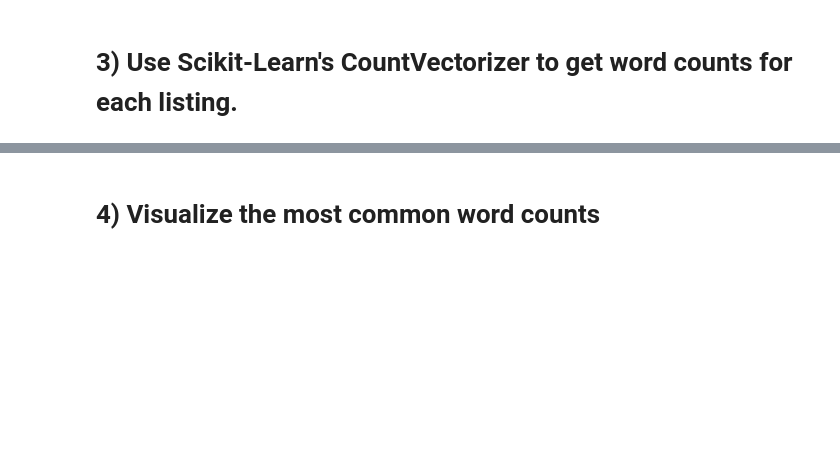
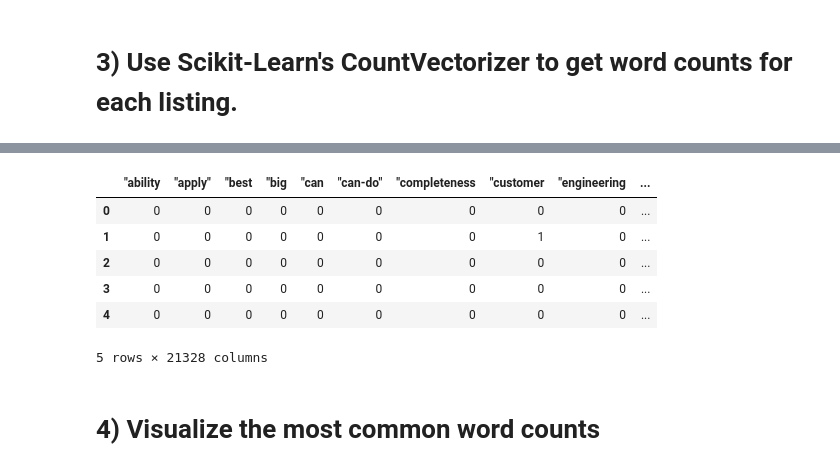
Before and after one commit to livjab/DS-Unit-4-Sprint-1-NLP, a Jupyter notebook: module2-vector-representations/LS_DS_412_Vector_Representations_Assignment.ipynb, the cells around one changed output, grey strips where cells are left out. Cells and saved outputs as stored; diff of their text form; code cells hidden in the pictures; blank space fills up the shorter version.

```diff
--- a/module2-vector-representations/LS_DS_412_Vector_Representations_Assignment.ipynb
+++ b/module2-vector-representations/LS_DS_412_Vector_Representations_Assignment.ipynb
@@ -127,2 +157,13 @@ c_vect.vocabulary_
+# %%
+dtm = pd.DataFrame(dtm, columns = c_vect.get_feature_names())
+dtm.head()
+# %% [output]
+|  | "ability | "apply" | "best | "big | "can | "can-do" | "completeness | "customer | "engineering | ... |
+| 0 | 0 | 0 | 0 | 0 | 0 | 0 | 0 | 0 | 0 | ... |
+| 1 | 0 | 0 | 0 | 0 | 0 | 0 | 0 | 1 | 0 | ... |
+| 2 | 0 | 0 | 0 | 0 | 0 | 0 | 0 | 0 | 0 | ... |
+| 3 | 0 | 0 | 0 | 0 | 0 | 0 | 0 | 0 | 0 | ... |
+| 4 | 0 | 0 | 0 | 0 | 0 | 0 | 0 | 0 | 0 | ... |
+5 rows × 21328 columns
 # %% [markdown]
 # 4) Visualize the most common word counts
```
Also changed, not shown: parts of 14 cells of this notebook.
